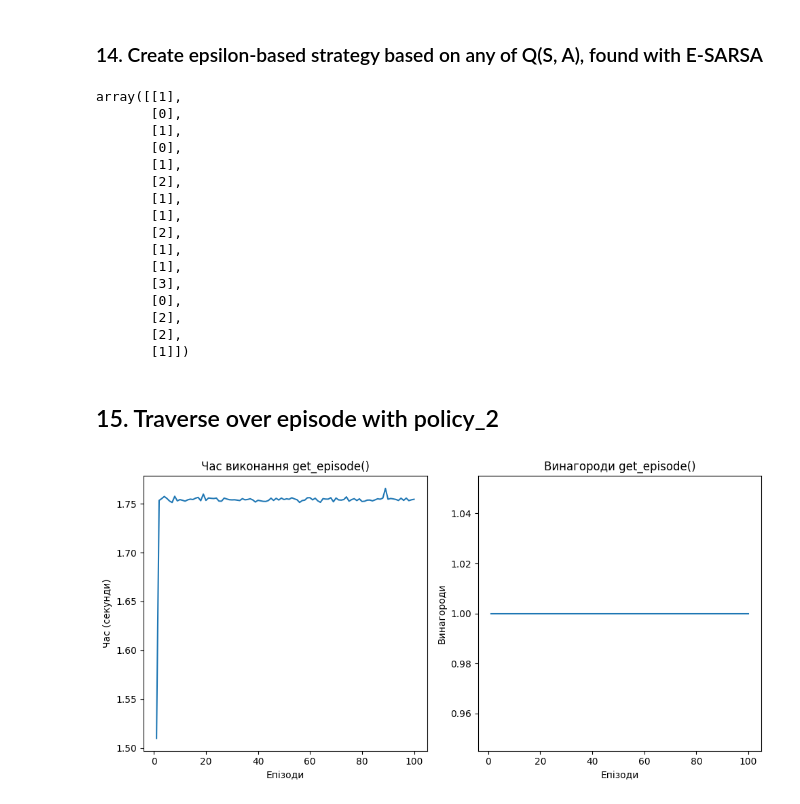
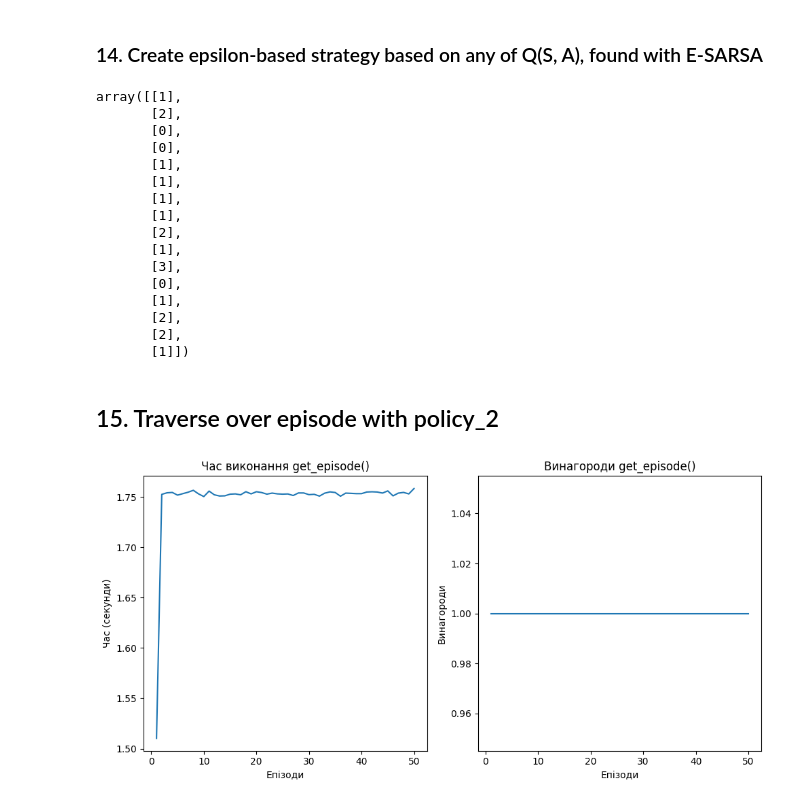
Before and after one commit to AnnaBozhenko/RL, a Jupyter notebook: lab_1/lab_1.ipynb, the cells around one changed output. Drawn from its saved outputs; the diff is of its cells as text; code cells hidden in the pictures.

```diff
--- a/lab_1/lab_1.ipynb
+++ b/lab_1/lab_1.ipynb
@@ -446,14 +471,14 @@ def expected_sarsa(env, episodes_n, alpha, gamma, Q, epsilon=None):
 # %%
 # set initial Q from the policy_1 (task 3)
 Q_initial = Q_pi
-episodes_n = 100
+episodes_n = 500
 # %% [markdown]
 ### 13. Evaluate Q*(S, A) with E-SARSA
 # %% [markdown]
 13.a epsilon is constant
 # %%
-epsilon = 0.1
+epsilon = 0.2
 
-Q_1 = expected_sarsa(env, episodes_n=episodes_n, alpha=0.1, gamma=0.75, Q=Q_initial, epsilon=epsilon)
+Q_1 = sarsa(env, episodes_n=episodes_n, alpha=0.1, gamma=0.75, Q=Q_initial, epsilon=epsilon)
 np.round(Q_1, 4)
 # %% [output]
@@ -564,22 +592,22 @@ plt.plot()
 # %%
-epsilon = 0.1
+epsilon = 0.2
 policy_2 = [eps_greedy_policy(q, epsilon) for q in Q_1]
 policies = np.array(policy_2).reshape((nS, 1)) # step necessary for get_episode()'s `policies` parameter specificity
 policies
 # %% [output]
 array([[1],
+       [2],
+       [0],
        [0],
        [1],
-       [0],
        [1],
-       [2],
        [1],
        [1],
        [2],
        [1],
-       [1],
        [3],
        [0],
+       [1],
        [2],
        [2],
        [1]])
@@ -588,7 +618,7 @@ array([[1],
 # %%
 exec_time_arr_epsilon_greedy_policy = []
 rewards_epsilon_greedy_policy = []
-episodes_n = 100
+episodes_n = 50
 for _ in range(episodes_n):
     s_time = time.perf_counter()
     episode = get_episode(env, policies=policies)
@@ -597,9 +627,9 @@ for _ in range(episodes_n):
     rewards_epsilon_greedy_policy.append(sum([step[2] for step in episode]))
     exec_time_arr_epsilon_greedy_policy.append(total_time)
 # %%
-plot_episodes(episodes_n, exec_time_arr_epsilon_greedy_policy, rewards_epsilon_greedy_policy)
+plot_episodes(episodes_n=50, exec_time_arr=exec_time_arr_epsilon_greedy_policy, rewards=rewards_epsilon_greedy_policy)
 # %% [output]
-[figure, old version]
+[figure, new version]
 # %%
 # compare episode traversals:
 # + wit random strategy pi_1
```
Also changed, not shown: parts of 17 cells of this notebook.
